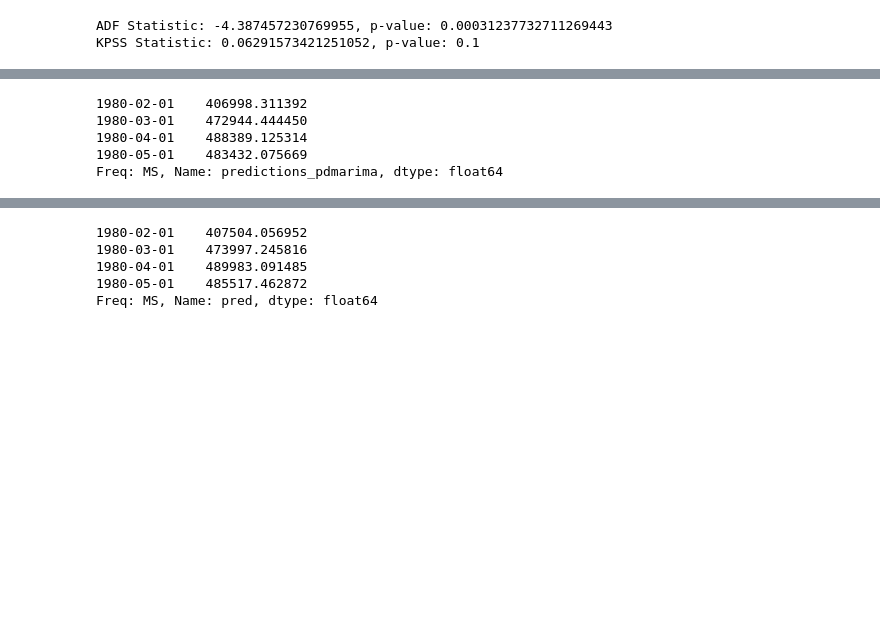
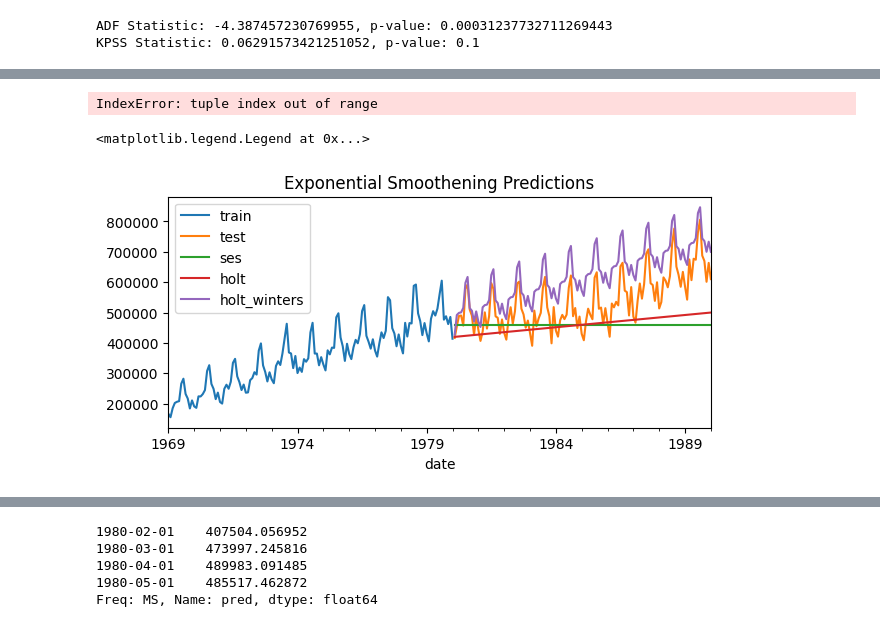
Before and after one commit to Casper0913/p9-energy, a Jupyter notebook: autoregression.ipynb, the cells around one changed output, grey strips where cells are left out. Saved outputs shown, nothing was run; the diff lists cells and outputs as text; code cells hidden in the pictures; blank space fills up the shorter version.

```diff
--- a/autoregression.ipynb
+++ b/autoregression.ipynb
@@ -314,15 +266,50 @@ Warnings:
-# %%
-# Prediction
-# ==============================================================================
-predictions_pdmarima = model.predict(len(data_test))
-predictions_pdmarima.name = 'predictions_pdmarima'
-display(predictions_pdmarima.head(4))
-# %% [output]
-1980-02-01    406998.311392
-1980-03-01    472944.444450
-1980-04-01    488389.125314
-1980-05-01    483432.075669
-Freq: MS, Name: predictions_pdmarima, dtype: float64
+# %%
+# Simple Exponential Smoothing (USAGE: when no trend and seasonality, real time and lack of data)
+warnings.filterwarnings("ignore", category=UserWarning, message='Non-invertible|Non-stationary')
+model = SimpleExpSmoothing(data_train, initialization_method="estimated")
+model_res = model.fit(smoothing_level=0.4)
+warnings.filterwarnings("default")
+
+predictions_ses = model_res.forecast(len(data_test))
+# display(predictions_ses.head(4))
+# %%
+# Double exponential smoothing, Holt's method (USAGE: when trend, consistent upward or downward trend)
+model = Holt(data_train, initialization_method="estimated")
+model_res = model.fit()
+
+predictions_holt = model_res.forecast(len(data_test))
+# %%
+# Triple exponential smoothing, Holt-Winters method (USAGE: when trend and seasonality, with trends and repeating patterns)
+model = ExponentialSmoothing(data_train, trend='add', seasonal='add')
+model_res = model.fit()
+
+predictions_holt_winters = model_res.forecast(len(data_test))
+# %%
+# VARMAX with statsmodels
+warnings.filterwarnings("ignore", category=UserWarning, message='Non-invertible|Non-stationary')
+model = VARMAX(endog=data_train, order = (1, 1, 1), seasonal_order = (1, 1, 1, 12))
+model_res = model.fit(disp=True)
+warnings.filterwarnings("default")
+# model_res.summary
+predictions_statsmodels2 = model_res.get_forecast(steps=len(data_test)).predicted_mean
+predictions_statsmodels2.name = 'predictions_statsmodels'
+display(predictions_statsmodels.head(4))
+# %% [output]
+IndexError: tuple index out of range
+# %%
+# Simple predictions
+# ==============================================================================
+fig, ax=plt.subplots(figsize=(7, 3))
+data_train.plot(ax=ax, label='train')
+data_test.plot(ax=ax, label='test')
+predictions_ses.plot(ax=ax, label='ses')
+predictions_holt.plot(ax=ax, label='holt')
+predictions_holt_winters.plot(ax=ax, label='holt_winters')
+ax.set_title('Exponential Smoothening Predictions')
+ax.legend()
+# %% [output]
+<matplotlib.legend.Legend at 0x...>
+[figure, added]
 # %%
 # Plot predictions
 # ==============================================================================
```
Also changed, not shown: parts of 14 cells of this notebook.
